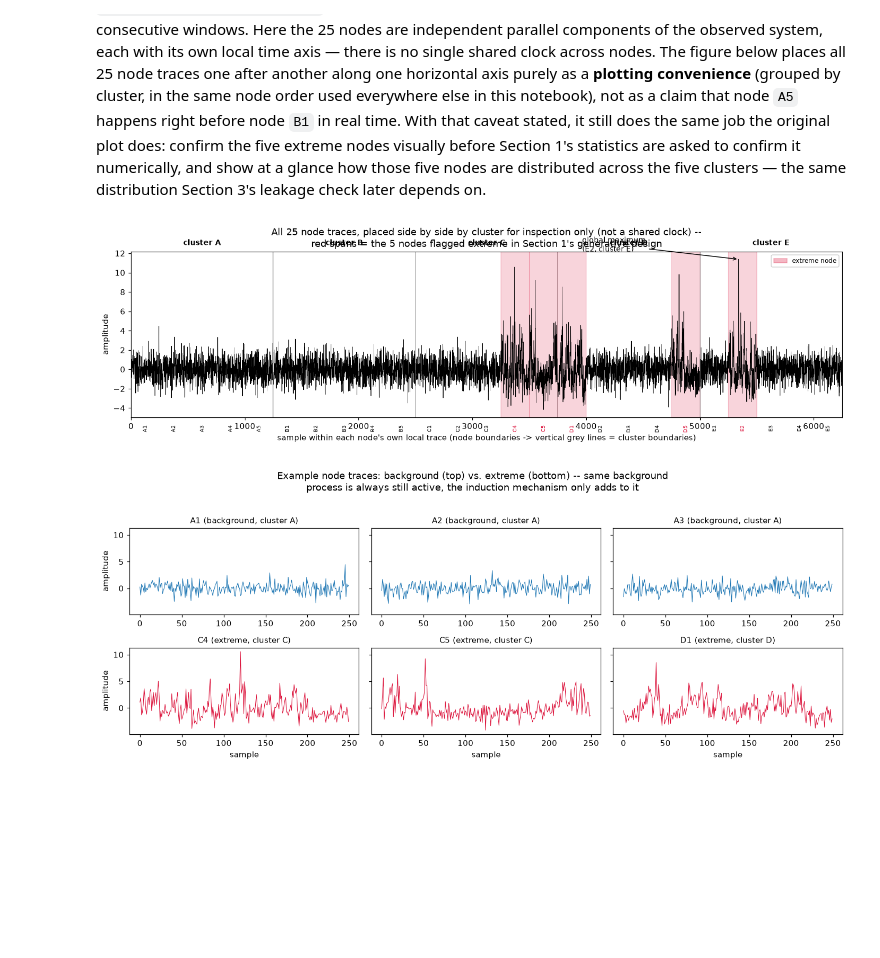
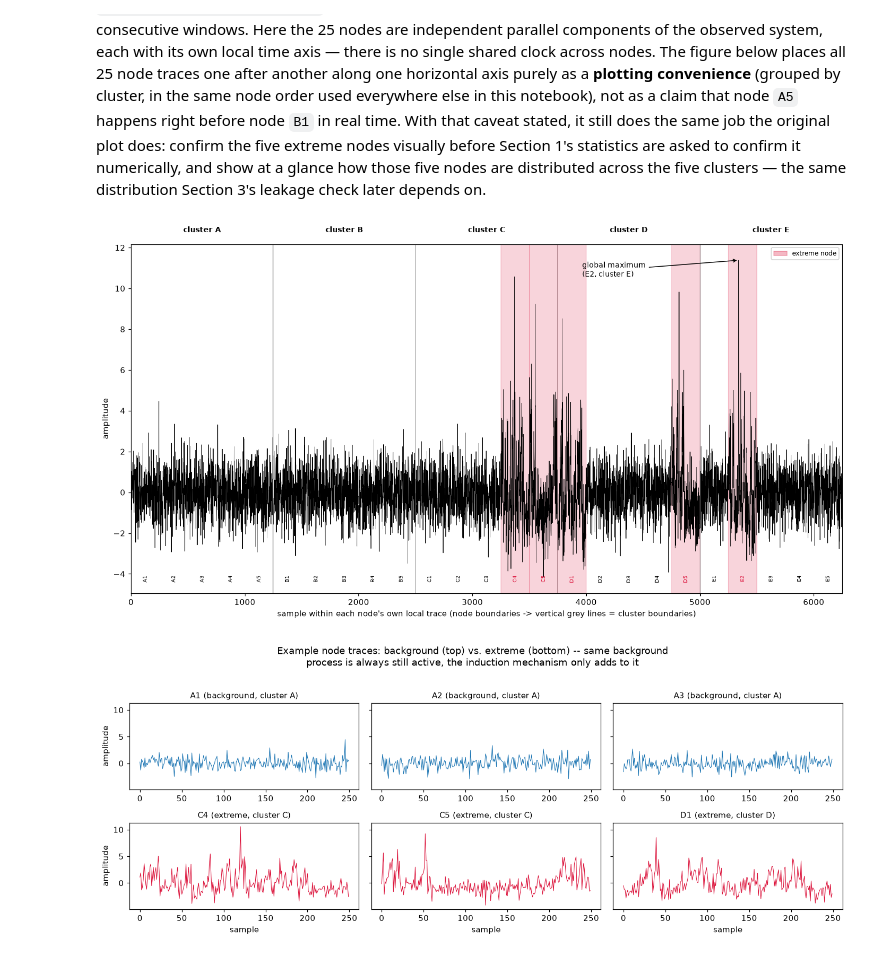
Before and after one commit to D2718281828nis/BioMedAI-sEEG-core-of-epilepsy, a Jupyter notebook: unified_pipeline_synthetic_demo.ipynb, the cells around one changed output. Cells and saved outputs as stored; diff of their text form; code cells hidden in the pictures; blank space fills up the shorter version.

Commit message:
update figure size

```diff
--- a/unified_pipeline_synthetic_demo.ipynb
+++ b/unified_pipeline_synthetic_demo.ipynb
@@ -213,7 +213,7 @@ for name in node_names:
     offset += WINDOW_LEN
 total_length = offset
 
-fig, ax = plt.subplots(figsize=(13, 4))
+fig, ax = plt.subplots(figsize=(13, 7))
 for name in node_names:
     start = node_start[name]
     ax.plot(np.arange(start, start + WINDOW_LEN), series[name], linewidth=0.5, color="black")
@@ -223,38 +223,38 @@ for name in EXTREME_NODES:
     ax.axvspan(start, start + WINDOW_LEN, color="crimson", alpha=0.18)
 
 cluster_span = NODES_PER_CLUSTER * WINDOW_LEN
 for c_idx in range(1, len(CLUSTER_LETTERS)):
     ax.axvline(c_idx * cluster_span, color="gray", linewidth=1.0, alpha=0.6)
 
 trans = ax.get_xaxis_transform()
 for name in node_names:
     start = node_start[name]
     color = "crimson" if name in EXTREME_NODES else "black"
-    ax.text(start + WINDOW_LEN / 2, -0.05, name, transform=trans, ha="center", va="top",
+    ax.text(start + WINDOW_LEN / 2, +0.05, name, transform=trans, ha="center", va="top",
            fontsize=6.5, color=color, rotation=90)
 for c_idx, letter in enumerate(CLUSTER_LETTERS):
     ax.text(c_idx * cluster_span + cluster_span / 2, 1.03, f"cluster {letter}",
            transform=trans, ha="center", va="bottom", fontsize=9, fontweight="bold")
 
 best_name = max(node_names, key=lambda n: series[n].max())
 best_sample = int(np.argmax(series[best_name]))
 best_x = node_start[best_name] + best_sample
 best_y = series[best_name].max()
 ax.annotate(f"global maximum\n({best_name}, cluster {node_cluster[best_name]})",
-           xy=(best_x, best_y), xytext=(best_x - 0.22 * total_length, best_y + 0.8),
+           xy=(best_x, best_y), xytext=(best_x - 0.22 * total_length, best_y - 0.8),
            arrowprops=dict(arrowstyle="->", color="black"), fontsize=9)
 
 ax.set_xlim(0, total_length)
 ax.set_xlabel("sample within each node's own local trace (node boundaries -> vertical grey lines = cluster boundaries)")
 ax.set_ylabel("amplitude")
-ax.set_title("All 25 node traces, placed side by side by cluster for inspection only (not a shared clock) --\n"
-            "red spans = the 5 nodes flagged extreme in Section 1's generative design")
+#ax.set_title("All 25 node traces, placed side by side by cluster for inspection only (not a shared clock) --\n"
+#            "red spans = the 5 nodes flagged extreme in Section 1's generative design")
 handles = [plt.Rectangle((0, 0), 1, 1, color="crimson", alpha=0.3)]
 ax.legend(handles, ["extreme node"], loc="upper right", fontsize=8, framealpha=0.9)
 fig.tight_layout()
 plt.show()
 # %% [output]
-[figure, old version]
+[figure, new version]
 # %%
 fig, axes = plt.subplots(2, 3, figsize=(13, 5), sharey=True)
 example_background = [node_names[i] for i in background_idx[:3]]
```
